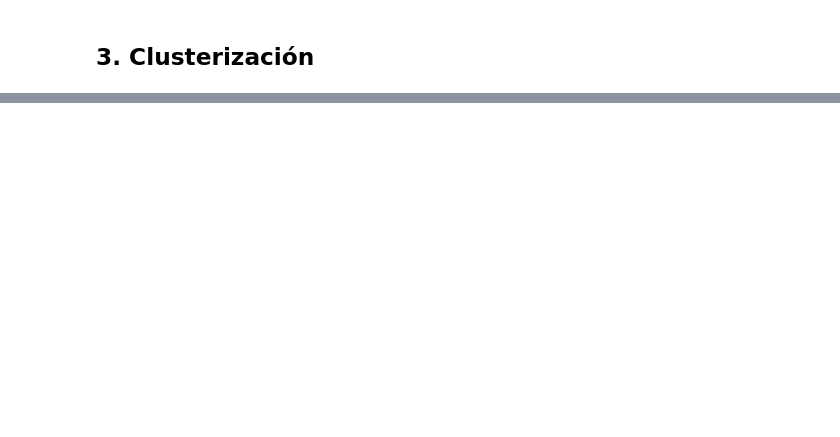
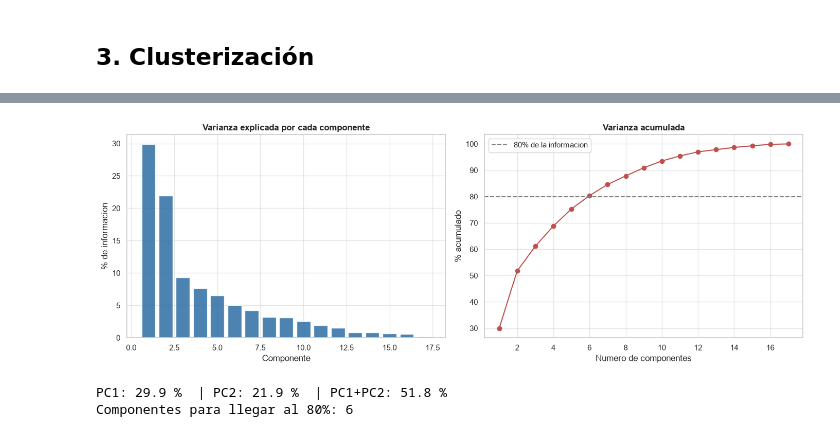
Before and after one commit to kendalls-s/Analisis-set-de-datos-de-Credit-Card, a Jupyter notebook: Proyecto_Final.ipynb, the cells around one changed output, grey strips where cells are left out. Cells and saved outputs as stored; diff of their text form; code cells hidden in the pictures; blank space fills up the shorter version.

```diff
--- a/Proyecto_Final.ipynb
+++ b/Proyecto_Final.ipynb
@@ -351,0 +487,34 @@ comparacion
+# %%
+# %% Ajuste del PCA y varianza explicada (grafico de codo de la varianza)
+pca = PCA()
+componentes = pca.fit_transform(X)
+
+var_exp = pca.explained_variance_ratio_ * 100      # % que aporta cada componente
+var_acum = np.cumsum(var_exp)                       # % acumulado
+
+fig, ax = plt.subplots(1, 2, figsize=(14, 5))
+
+# Izquierda: cuanto aporta cada componente
+ax[0].bar(range(1, len(var_exp) + 1), var_exp, color=AZUL, alpha=0.85)
+ax[0].set_title('Varianza explicada por cada componente', fontweight='bold')
+ax[0].set_xlabel('Componente')
+ax[0].set_ylabel('% de informacion')
+
+# Derecha: varianza acumulada
+ax[1].plot(range(1, len(var_acum) + 1), var_acum, marker='o', color='#C0504D')
+ax[1].axhline(80, color='gray', linestyle='--', label='80% de la informacion')
+ax[1].set_title('Varianza acumulada', fontweight='bold')
+ax[1].set_xlabel('Numero de componentes')
+ax[1].set_ylabel('% acumulado')
+ax[1].legend()
+
+plt.tight_layout()
+plt.show()
+
+print('PC1:', round(var_exp[0], 1), '%  | PC2:', round(var_exp[1], 1),
+      '%  | PC1+PC2:', round(var_acum[1], 1), '%')
+print('Componentes para llegar al 80%:', int(np.argmax(var_acum >= 80) + 1))
+# %% [output]
+[figure, added]
+PC1: 29.9 %  | PC2: 21.9 %  | PC1+PC2: 51.8 %
+Componentes para llegar al 80%: 6
```
Also changed, not shown: parts of 27 cells of this notebook.
